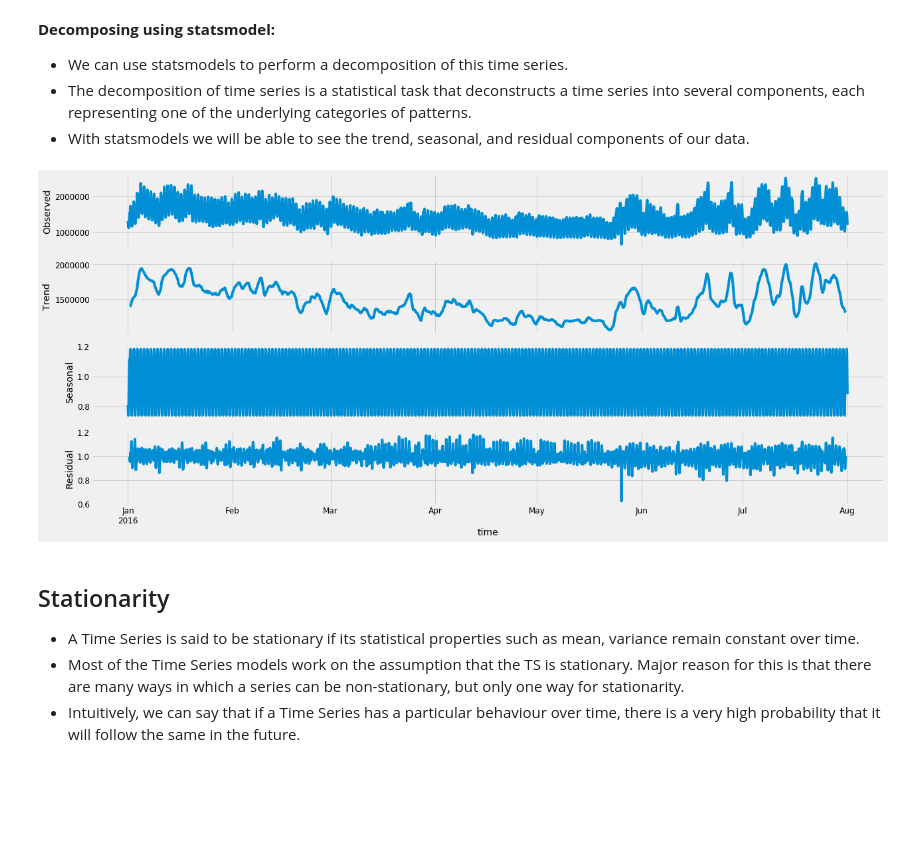
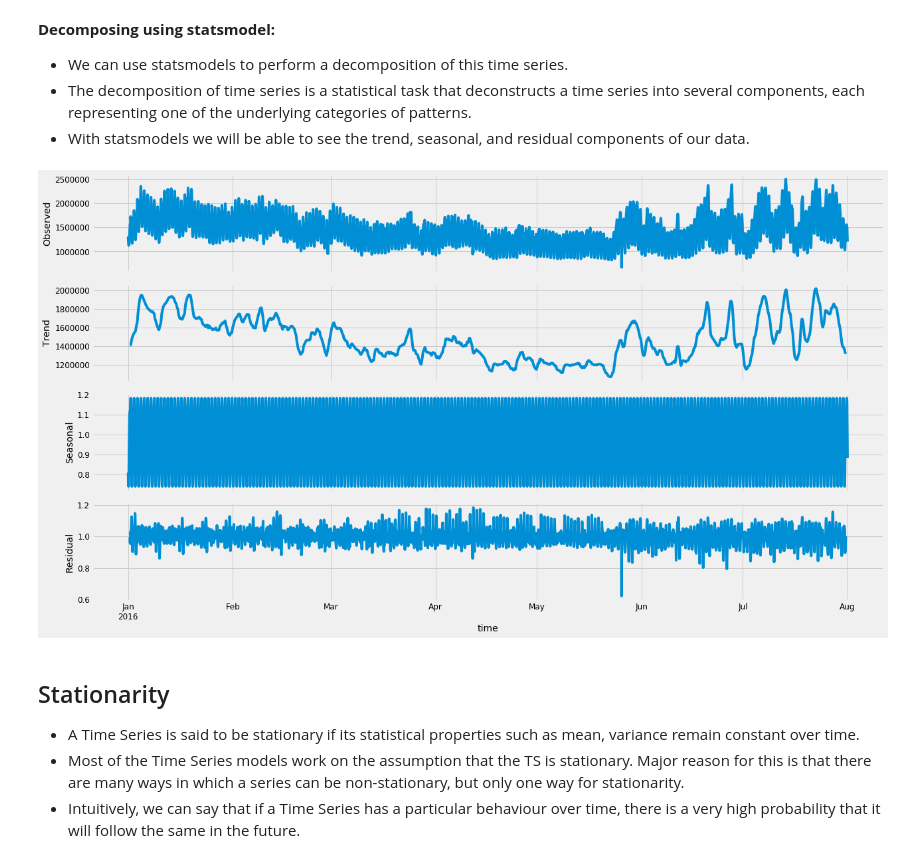
Before and after one commit to bondxue/FRE-6351-Time-Series-Anlysis, a Jupyter notebook: Final-Project/Time-Series-Final-Project.ipynb, the cells around one changed output. Drawn from its saved outputs; the diff is of its cells as text; code cells hidden in the pictures; blank space fills up the shorter version.

```diff
--- a/Final-Project/Time-Series-Final-Project.ipynb
+++ b/Final-Project/Time-Series-Final-Project.ipynb
@@ -168,12 +168,14 @@ __Decomposing using statsmodel:__
 # %%
 from pylab import rcParams
 pd.plotting.register_matplotlib_converters()
-rcParams['figure.figsize'] = 18, 8
+rcParams['figure.figsize'] = 18, 10
 decomposition = sm.tsa.seasonal_decompose(y, model='multiplicative')
+
 decomposition.plot()
+
 plt.show()
 # %% [output]
-[figure, old version]
+[figure, new version]
 # %% [markdown]
 ## Stationarity
 - A Time Series is said to be stationary if its statistical properties such as mean, variance remain constant over time.
```
